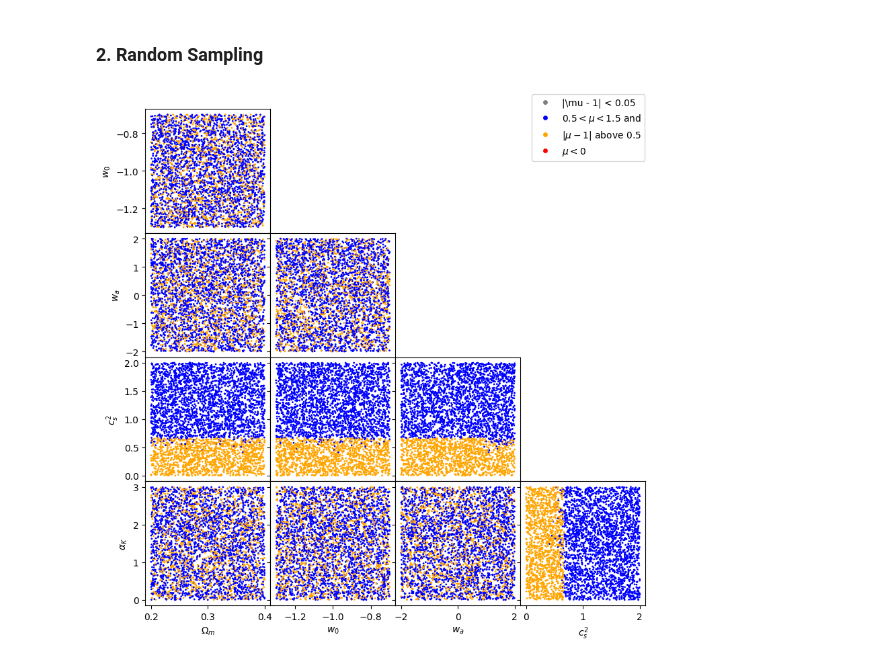
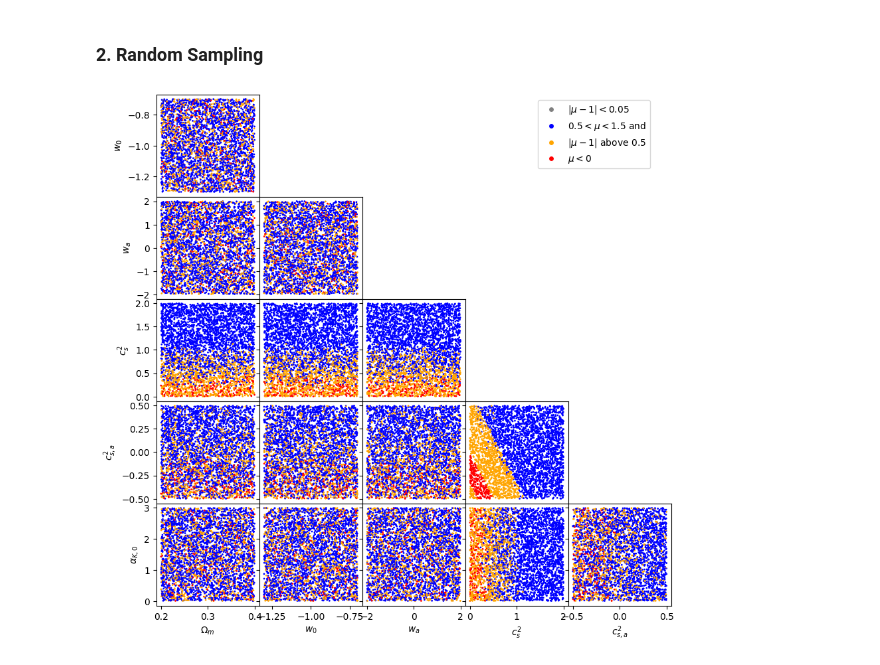
Before and after one commit to joaoreboucas1/cs2-project, a Jupyter notebook: mu_solutions_study/const.ipynb, the cells around one changed output. Saved outputs shown, nothing was run; the diff lists cells and outputs as text; code cells hidden in the pictures.

```diff
--- a/mu_solutions_study/const.ipynb
+++ b/mu_solutions_study/const.ipynb
@@ -86,12 +89,13 @@ for param_name in grids.keys():
 # %%
 priors = {
     "omega_m"  : [0.2, 0.4],
     "w0"       : [-1.3, -0.7],
     "wa"       : [-2, 2],
     "cs2"      : [0, 2],
+    "cs2_a"      : [-0.5, 0.5],
     "alpha_K_0": [0, 3],
 }
 
 plot_scatter(alphaKtype.CONST, priors, "plots/const/alpha_B_samples.pdf")
 # %% [output]
-[figure, old version]
+[figure, new version]
```
Also changed, not shown: parts of 2 cells of this notebook, 42 other files.
